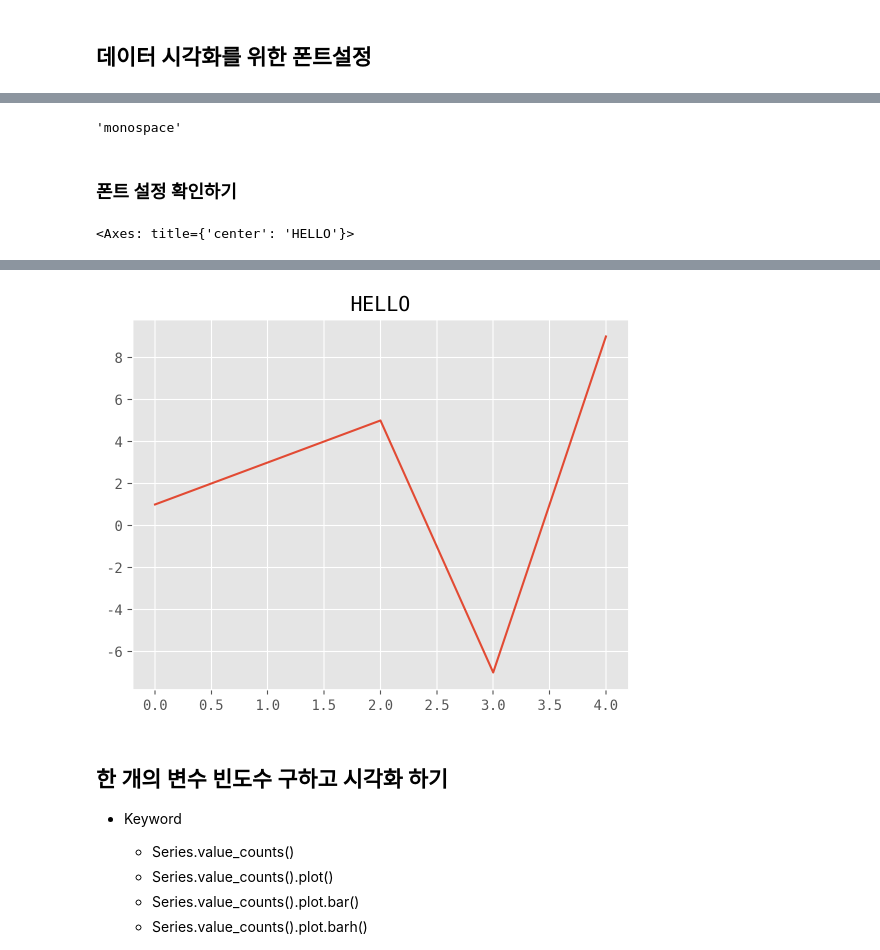
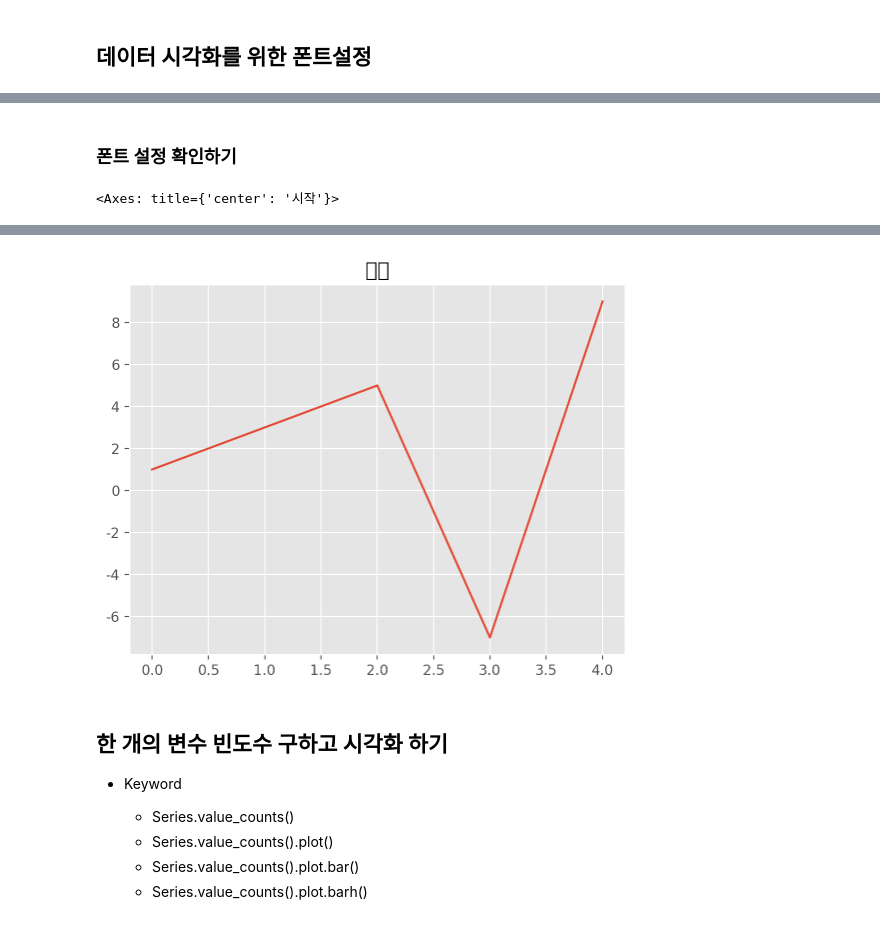
Before and after one commit to neguri0235/finance-data-analysis, a Jupyter notebook: 2.2. KRX 전체 종목분석-input.ipynb, the cells around one changed output, grey strips where cells are left out. Drawn from its saved outputs; the diff is of its cells as text; code cells hidden in the pictures.

```diff
--- a/2.2. KRX 전체 종목분석-input.ipynb
+++ b/2.2. KRX 전체 종목분석-input.ipynb
@@ -473,13 +485,8 @@ def get_font_family():
     system_name = platform.system()
 
 
-    font_family = "monospace"
+    font_family = "NanumBarunGothic"
     return font_family
-# %%
-# 위에서 만든 함수를 통해 시스템 폰트를 불러옵니다.
-get_font_family()
-# %% [output]
-'monospace'
 # %%
 # 시각화를 위한 폰트설정
 # 위에서 만든 함수를 통해 시스템 폰트를 불러와서 font_family 라는 변수에 할당합니다.
@@ -500,6 +507,6 @@ set_matplotlib_formats("retina")
 ### 폰트 설정 확인하기
 # %%
 # 한글폰트 확인하기
-pd.Series([1, 3, 5, -7, 9]).plot(title="HELLO")
+pd.Series([1, 3, 5, -7, 9]).plot(title="시작")
 # %% [output]
-<Axes: title={'center': 'HELLO'}>
+<Axes: title={'center': '시작'}>
@@ -506,4 +530,4 @@ pd.Series([1, 3, 5, -7, 9]).plot(title="HELLO")
-[figure, old version]
+[figure, new version]
 # %% [markdown]
 ## 한 개의 변수 빈도수 구하고 시각화 하기
 * Keyword
```
Also changed, not shown: parts of 21 cells of this notebook.
